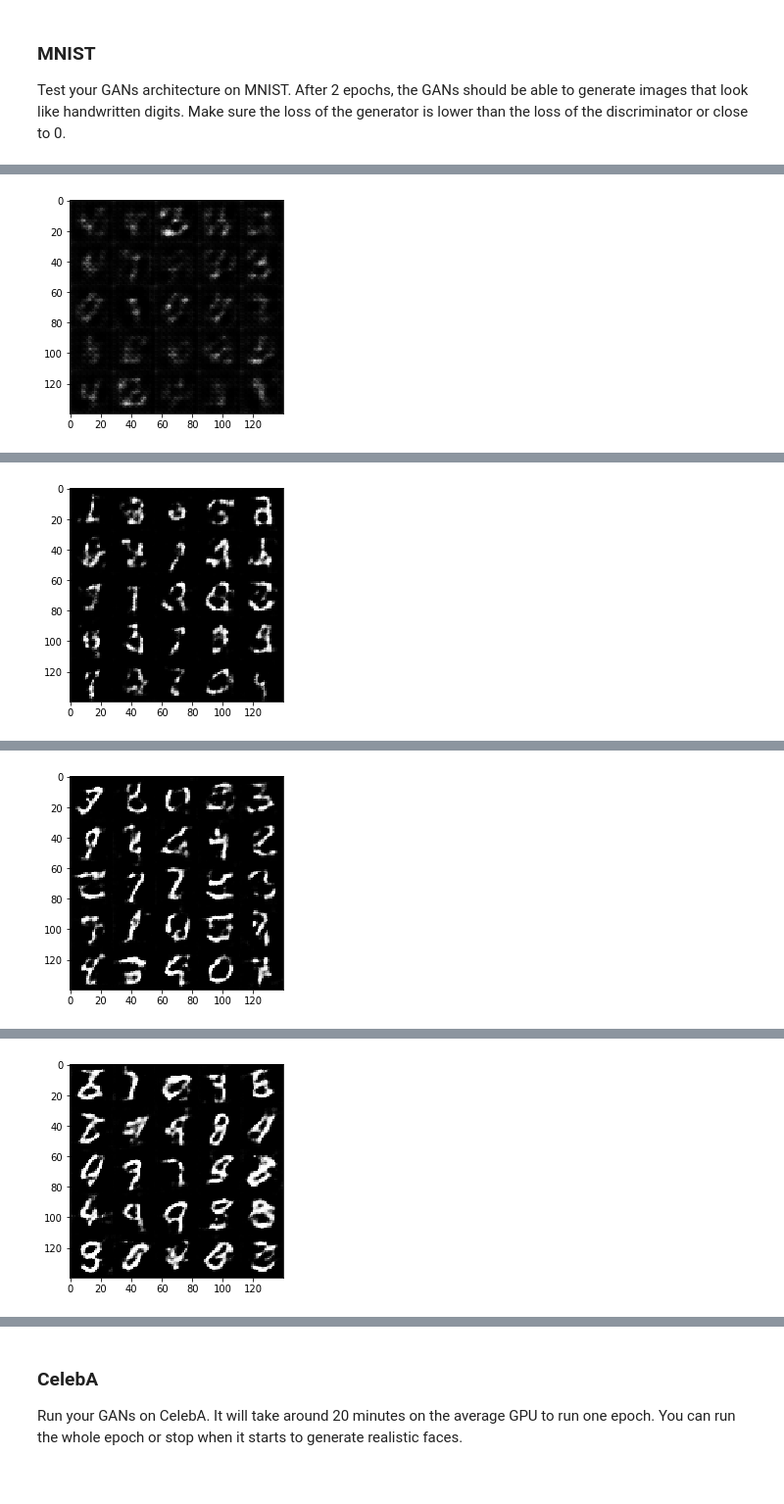
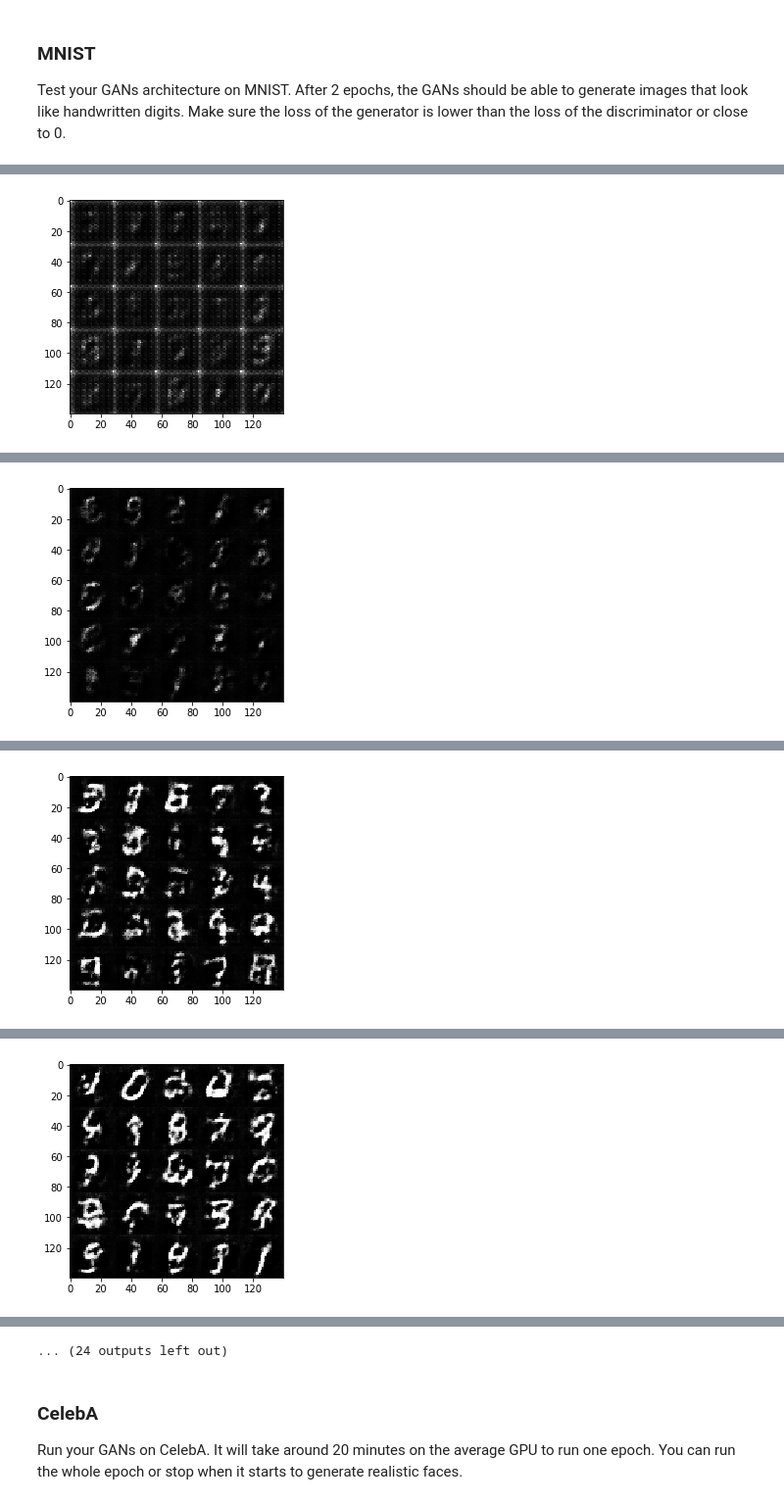
Before and after one commit to emendamus/deep-learning, a Jupyter notebook: face_generation/dlnd_face_generation.ipynb, the cells around one changed output, grey strips where cells are left out. Shown at 98% size. Cells and saved outputs as stored; diff of their text form; code cells hidden in the pictures.

```diff
--- a/face_generation/dlnd_face_generation.ipynb
+++ b/face_generation/dlnd_face_generation.ipynb
@@ -240,7 +240,7 @@ def model_loss(input_real, input_z, out_channel_dim):
     d_model_fake, d_logits_fake = discriminator(g_model, reuse=True)
 
     d_loss_real = tf.reduce_mean(
-        tf.nn.sigmoid_cross_entropy_with_logits(logits=d_logits_real, labels=tf.ones_like(d_model_real)))
+        tf.nn.sigmoid_cross_entropy_with_logits(logits=d_logits_real, labels=tf.ones_like(d_model_real)*0.9))
     d_loss_fake = tf.reduce_mean(
         tf.nn.sigmoid_cross_entropy_with_logits(logits=d_logits_fake, labels=tf.zeros_like(d_model_fake)))
     g_loss = tf.reduce_mean(
@@ -388,9 +388,9 @@ def train(epoch_count, batch_size, z_dim, learning_rate, beta1, get_batches, dat
 ### MNIST
 Test your GANs architecture on MNIST.  After 2 epochs, the GANs should be able to generate images that look like handwritten digits.  Make sure the loss of the generator is lower than the loss of the discriminator or close to 0.
 # %%
-batch_size = 256
+batch_size = 64
 z_dim = 100
-learning_rate = 0.0008
+learning_rate = 0.0002
 beta1 = 0.5
 
 
@@ -408 +408 @@ Epoch 1/2... Discriminator Loss: 1.2682... Generator Loss: 1.7485
-[figure, old version]
+[figure, new version]
@@ -410 +410 @@ Epoch 1/2... Discriminator Loss: 1.1815... Generator Loss: 1.8145
-[figure, old version]
+[figure, new version]
@@ -412 +412 @@ Epoch 2/2... Discriminator Loss: 1.1037... Generator Loss: 0.6907
-[figure, old version]
+[figure, new version]
@@ -414 +414 @@ Epoch 2/2... Discriminator Loss: 0.9724... Generator Loss: 1.1071
-[figure, old version]
+[figure, new version]
@@ -415,3 +419,4 @@ Epoch 2/2... Discriminator Loss: 0.9724... Generator Loss: 1.1071
+... (24 outputs left out)
 # %% [markdown]
 ### CelebA
 Run your GANs on CelebA.  It will take around 20 minutes on the average GPU to run one epoch.  You can run the whole epoch or stop when it starts to generate realistic faces.
```
Also changed, not shown: parts of 2 cells of this notebook, 1 other file.
